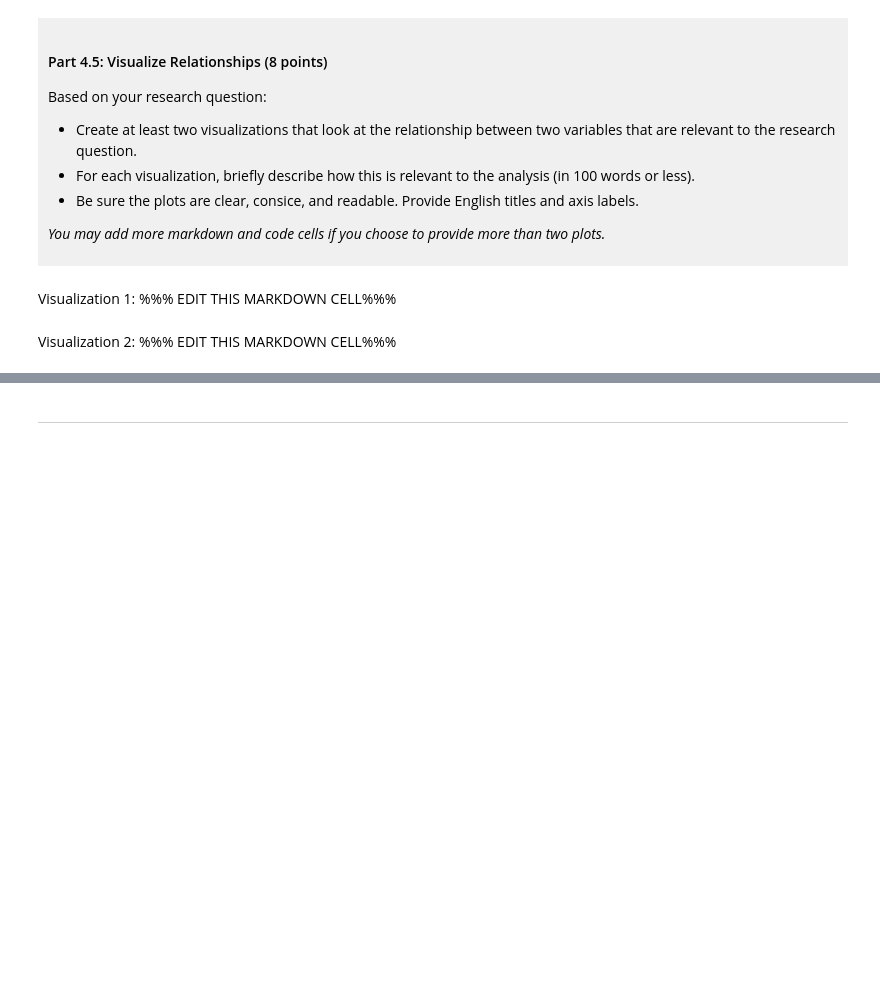
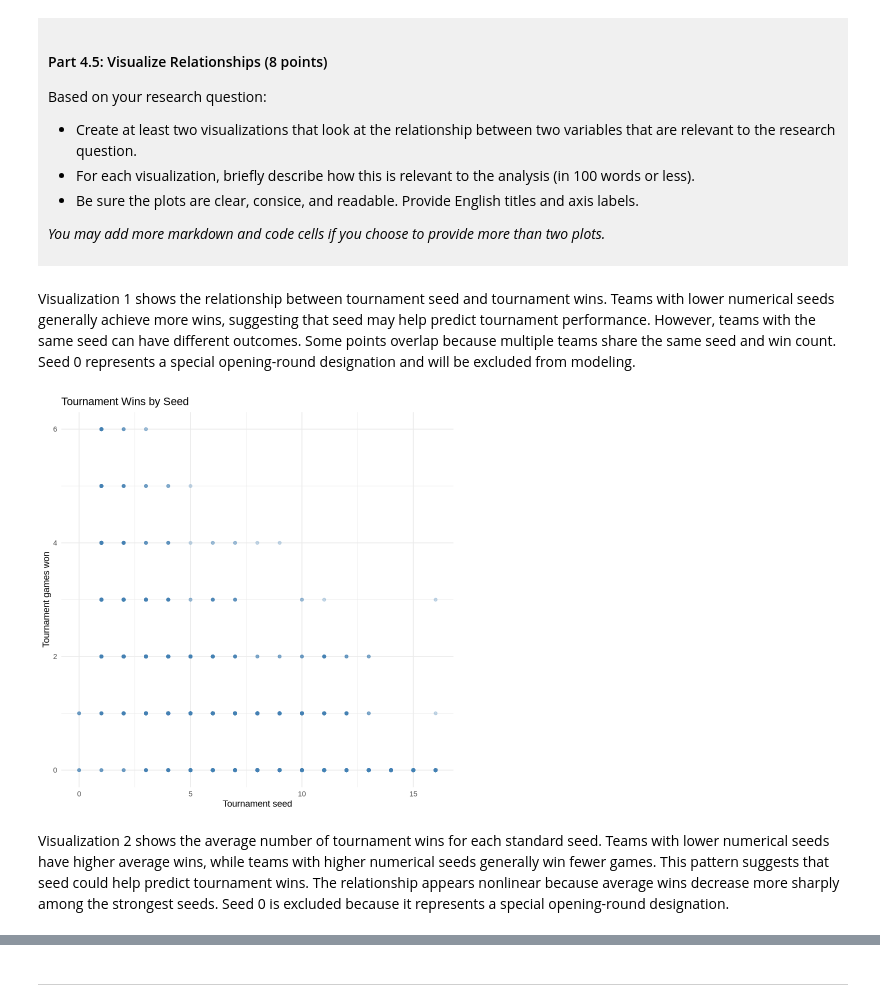
Before and after one commit to ruijinghuang/dsci-100-project-Lillian-huang, a Jupyter notebook: dsci-100-project-notebook.ipynb, the cells around one changed output, grey strips where cells are left out. Drawn from its saved outputs; the diff is of its cells as text; code cells hidden in the pictures; blank space fills up the shorter version.

```diff
--- a/dsci-100-project-notebook.ipynb
+++ b/dsci-100-project-notebook.ipynb
@@ -323,9 +390,23 @@ Based on your research question:
 *You may add more markdown and code cells if you choose to provide more than two plots.*
 </div>
 # %% [markdown]
-Visualization 1: %%% EDIT THIS MARKDOWN CELL%%%
+Visualization 1 shows the relationship between tournament seed and tournament wins. Teams with lower numerical seeds generally achieve more wins, suggesting that seed may help predict tournament performance. However, teams with the same seed can have different outcomes. Some points overlap because multiple teams share the same seed and win count. Seed 0 represents a special opening-round designation and will be excluded from modeling.
 # %%
-### EDIT THIS CODE CELL FOR VISUALIZATION 1###
+seed_wins_plot <- ggplot(
+  basketball_tidy,
+  aes(x = seed, y = tourney_wins)
+) +
+  geom_point(alpha = 0.3, color = "steelblue") +
+  labs(
+    title = "Tournament Wins by Seed",
+    x = "Tournament seed",
+    y = "Tournament games won"
+  ) +
+  theme_minimal()
+
+seed_wins_plot
+# %% [output]
+[figure, added]
 # %% [markdown]
-Visualization 2: %%% EDIT THIS MARKDOWN CELL%%%
+Visualization 2 shows the average number of tournament wins for each standard seed. Teams with lower numerical seeds have higher average wins, while teams with higher numerical seeds generally win fewer games. This pattern suggests that seed could help predict tournament wins. The relationship appears nonlinear because average wins decrease more sharply among the strongest seeds. Seed 0 is excluded because it represents a special opening-round designation.
 # %%
```
Also changed, not shown: parts of 9 cells of this notebook.
